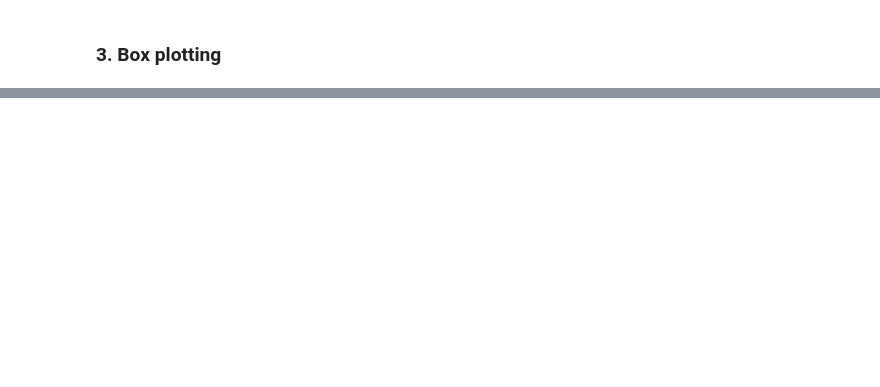
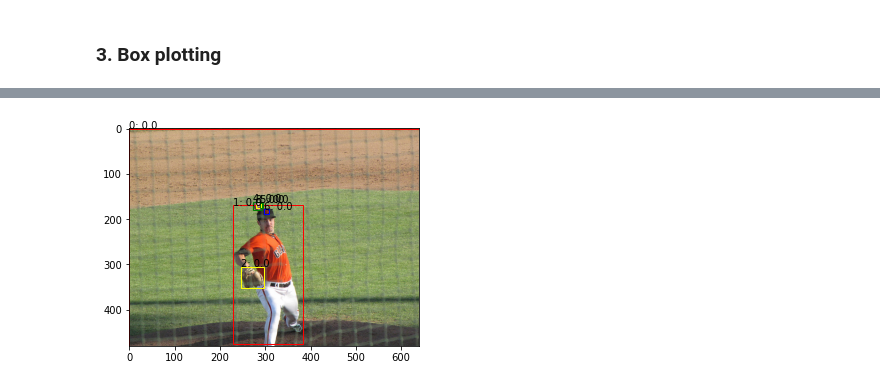
Before and after one commit to leecs0503/NLP_FinalProject, a Jupyter notebook: VQA/notebooks/attention_visualize.ipynb, the cells around one changed output, grey strips where cells are left out. Drawn from its saved outputs; the diff is of its cells as text; code cells hidden in the pictures; blank space fills up the shorter version.

Commit message:
실수 수정 및 visualization 부분 완성

```diff
--- a/VQA/notebooks/attention_visualize.ipynb
+++ b/VQA/notebooks/attention_visualize.ipynb
@@ -25,9 +25,9 @@ from torchvision.models.detection import fasterrcnn_resnet50_fpn
 device = torch.device("cuda" if torch.cuda.is_available() else "cpu")
 
 model = {
-    "50" :fasterrcnn_resnet50_fpn(pretrained=True).eval().to(device),
+    # "50" :fasterrcnn_resnet50_fpn(pretrained=True).eval().to(device),
     # "60" :fasterrcnn_resnet50_fpn(pretrained=True).eval().to(device),
-    # "70" :fasterrcnn_resnet50_fpn(pretrained=True).eval().to(device),
+    "70" :fasterrcnn_resnet50_fpn(pretrained=True).eval().to(device),
 }
 # %%
 print(model)
@@ -280,9 +280,10 @@ os.path.dirname(os.path.abspath("__file__"))
 sys.path.append(os.path.dirname(os.path.dirname(os.path.abspath("__file__"))))
 from src.model.MCAoAN_vgg19 import MCAoAN
 from src.utils.vocab_dict import VocabDict
+import json
 
-qst_vocab_path = "./datasets/vocab_questions.txt"
-ans_vocab_path = "./datasets/vocab_answers.txt"
+qst_vocab_path = "../datasets/vocab_questions.txt"
+ans_vocab_path = "../datasets/vocab_answers.txt"
 
 qst_vocab_dict = VocabDict(qst_vocab_path)
 ans_vocab_dict = VocabDict(ans_vocab_path)
@@ -297,7 +298,7 @@ train_question = pd.DataFrame(train_question_data["questions"])
 # %% [markdown]
 ### 1. Load faster R-CNN
 # %%
-device = torch.device("cuda" if torch.cuda.is_available() else "cpu")
+device = torch.device("cpu")
 
 model_rcnn = {
     "50" :fasterrcnn_resnet50_fpn(pretrained=True).eval().to(device),
@@ -307,13 +308,13 @@ model_rcnn = {
 # %% [markdown]
 ### 2. Load MCAoAN
 # %%
-PATH =
+PATH = '../models/MCAoAN_vgg19_img1-epoch-23.ckpt'
 model = MCAoAN(
     ans_vocab_size= ans_vocab_size,
     qst_vocab_size= qst_vocab_size,
-    dropout_rate= 0.5
-
+    dropout_rate= 0.5,
+    embed_size=128,
 ).to(device)
-model.load_state_dict(torch.load(os.path.join(PATH)))
+model.load_state_dict(torch.load(os.path.join(PATH))["model_state_dict"])
 model.eval()
 # %% [output]
@@ -326,8 +343,10 @@ TypeError: __init__() missing 3 required positional arguments: 'ans_vocab_size',
 # img_feat에 순서가 faster rcnn이 반환한 박스 순서랑 같음
 # attention에 값과 faster rcnn에서 리턴된 box를 조인하여 그리기
 
+from transformers import AutoTokenizer
+tokenizer = AutoTokenizer.from_pretrained('sentence-transformers/bert-base-nli-mean-tokens', model_max_length=30)
 check = dict()
-for idx in range(0, 1000):
+for idx in range(0, 1):
     idx_answers = pd.DataFrame(train_annotation.loc[idx, 'answers'])
     quest = train_annotation.loc[idx, 'question_id']
     question = train_question[train_question['question_id']==quest]['question'][idx]
@@ -336,11 +355,28 @@ for idx in range(0, 1000):
         continue
     check[image_id]=123
 
+    question_token = tokenizer(question, padding='max_length', truncation=True, return_tensors='pt', max_length = 30)['input_ids']
+    print(question_token)
+
     normalize: transforms.Normalize = transforms.Normalize(
         mean=[0.485, 0.456, 0.406], std=[0.229, 0.224, 0.225]
     )
 
     image_rgb = Image.open(os.path.join('..','datasets','Images','train2014', f'COCO_train2014_{image_id:012}.jpg')).convert("RGB")
+    image_mask = Image.open(os.path.join('..','datasets','Images','train2014', f'COCO_train2014_{image_id:012}.jpg')).convert("RGB")
+    max_sub_img_num = 10
+    image_feat = torch.from_numpy(
+            np.load(
+                os.path.join('..','datasets','Image_Tensors','train2014', f'COCO_train2014_{image_id:012}.npy')
+            )
+        )[:max_sub_img_num, :].unsqueeze(0)
+    score_thr = 0.2
+    image_mask = torch.from_numpy(
+        np.load(
+            os.path.join('..','datasets','Image_Scores','train2014', f'COCO_train2014_{image_id:012}.npy')
+        )
+    )[:max_sub_img_num].unsqueeze(0)
+    image_mask = image_mask < score_thr
 
     transform_without_normalize = transforms.Compose([
         transforms.ToTensor(),
@@ -354,32 +390,33 @@ for idx in range(0, 1000):
             #print(y)
             image = image_dict[x]
             res_rcnn = model_rcnn[y](image)
-            res_MCAoAN = model(image)
+            res_MCAoAN = model.forward(image_feat, image_mask, question_token)
+            img_att = res_MCAoAN[3]
+            print(img_att)
+            imgs = []
+            imgs = [
+                {
+                    "box": torch.Tensor([0, 0, image.shape[3], image.shape[2]]),
+                    "att": img_att[0][0]
+                }
+            ] + [
+                {
+                    "box": res_rcnn[0]["boxes"][i],
+                    "att": img_att[0][i + 1]
+                } for i in range(0, 9) if image_mask[0][i + 1]
+            ]
+            print(imgs)
+            sorted(imgs, key=lambda x : -x["att"])
+            color_dict = ['red']*2 + ['yellow'] * 2 + ['green'] * 2 + ['blue'] * 2 + ['navy'] * 2
+
             fig,ax = plt.subplots(1)
-
             ax.imshow(image_rgb)
-            for xx, (obj, obj2) in enumerate(zip(res_rcnn, res_MCAoAN)):
-                # obj's scores is descending
-                boxes = obj["boxes"]
-                scores = obj["scores"]
-                atts = obj2["img_att"]
-                zipped = zip(boxes, scores, atts)
-                sorted(zipped, key=lambda x : x[2], reverse=True)
-                scth=0.2
-                color_dict = {
-                    0 : 'red',
-                    1 : 'red',
-                    2 : 'yellow',
-                    3 : 'yellow',
-                    4 : 'green',
-                    5 : 'green',
-                    6 : 'blue',
-                    7 : 'blue',
-                    8 : 'navy',
-                    9 : 'navy'
-                }
-                for bi, (box, score, _) in enumerate(zipped):
-                    x1, y1, x2, y2 = int(box[0].item()), int(box[1].item()), int(box[2].item()), int(box[3].item())
-                    box_plot = Rectangle((x1, y1), x2-x1, y2-y1, fill=False, edgecolor=color_dict[bi], linewidth=1)
-                    ax.add_patch(box_plot)
+            for idx, obj in enumerate(imgs):
+                box = obj["box"]
+                att = obj["att"]
+                x1, y1, x2, y2 = int(box[0].item()), int(box[1].item()), int(box[2].item()), int(box[3].item())
+                box_plot = Rectangle((x1, y1), x2-x1, y2-y1, fill=False, edgecolor=color_dict[idx], linewidth=1)
+                plt.text(x1, y1, f"{idx}: {att.item()}")
+                ax.add_patch(box_plot)
             plt.show()
+# %% [output]
@@ -385,0 +437 @@ for idx in range(0, 1000):
+[figure, added]
```
Also changed, not shown: parts of 2 cells of this notebook, 3 other files.
